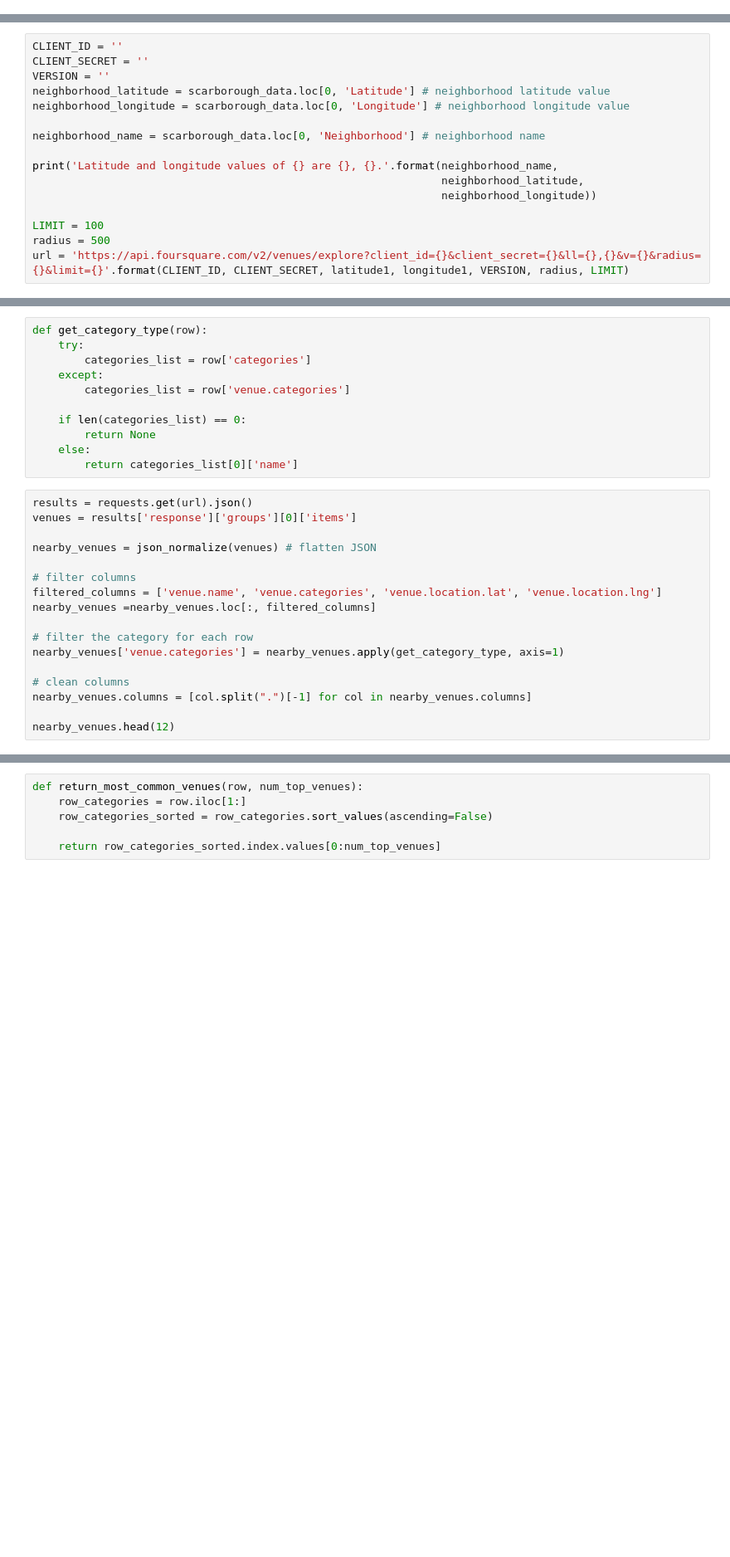
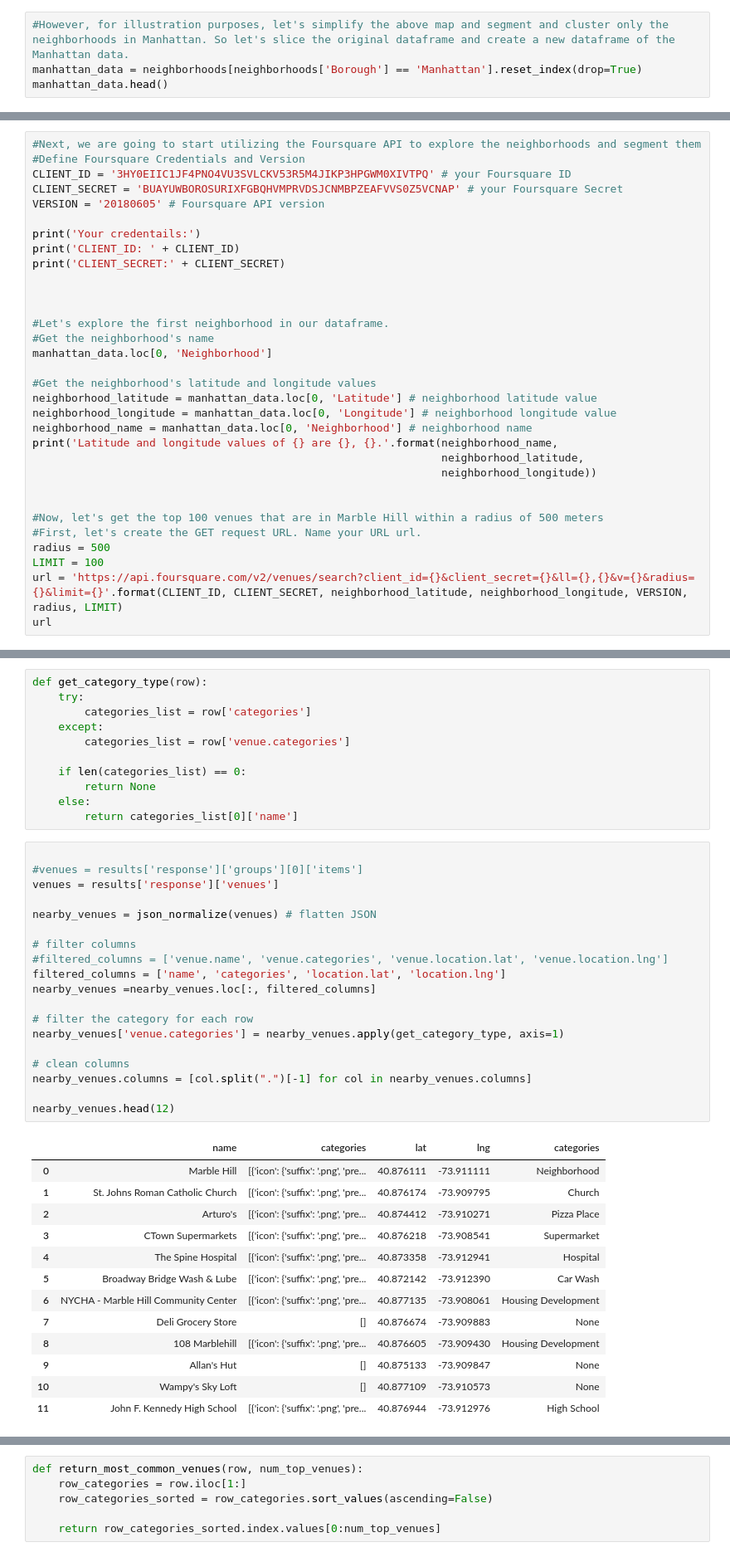
Before and after one commit to sunruns/Coursera_Capstone, a Jupyter notebook: SegmentingClusteringNeighborhoodsinToront.ipynb, the cells around one changed output, grey strips where cells are left out. Shown: that part at 83% size. Saved outputs shown, nothing was run; the diff lists cells and outputs as text; blank space fills up the shorter version.

```diff
--- a/SegmentingClusteringNeighborhoodsinToront.ipynb
+++ b/SegmentingClusteringNeighborhoodsinToront.ipynb
@@ -161,0 +367,4 @@ map_scarb
+# %%
+#However, for illustration purposes, let's simplify the above map and segment and cluster only the neighborhoods in Manhattan. So let's slice the original dataframe and create a new dataframe of the Manhattan data.
+manhattan_data = neighborhoods[neighborhoods['Borough'] == 'Manhattan'].reset_index(drop=True)
+manhattan_data.head()
@@ -162,16 +409,32 @@ map_scarb
 # %%
-CLIENT_ID = ''
-CLIENT_SECRET = ''
-VERSION = ''
-neighborhood_latitude = scarborough_data.loc[0, 'Latitude'] # neighborhood latitude value
-neighborhood_longitude = scarborough_data.loc[0, 'Longitude'] # neighborhood longitude value
+#Next, we are going to start utilizing the Foursquare API to explore the neighborhoods and segment them
+#Define Foursquare Credentials and Version
+CLIENT_ID = '3HY0EIIC1JF4PNO4VU3SVLCKV53R5M4JIKP3HPGWM0XIVTPQ' # your Foursquare ID
+CLIENT_SECRET = 'BUAYUWBOROSURIXFGBQHVMPRVDSJCNMBPZEAFVVS0Z5VCNAP' # your Foursquare Secret
+VERSION = '20180605' # Foursquare API version
 
-neighborhood_name = scarborough_data.loc[0, 'Neighborhood'] # neighborhood name
+print('Your credentails:')
+print('CLIENT_ID: ' + CLIENT_ID)
+print('CLIENT_SECRET:' + CLIENT_SECRET)
 
+
+
+#Let's explore the first neighborhood in our dataframe.
+#Get the neighborhood's name
+manhattan_data.loc[0, 'Neighborhood']
+
+#Get the neighborhood's latitude and longitude values
+neighborhood_latitude = manhattan_data.loc[0, 'Latitude'] # neighborhood latitude value
+neighborhood_longitude = manhattan_data.loc[0, 'Longitude'] # neighborhood longitude value
+neighborhood_name = manhattan_data.loc[0, 'Neighborhood'] # neighborhood name
 print('Latitude and longitude values of {} are {}, {}.'.format(neighborhood_name,
                                                                neighborhood_latitude,
                                                                neighborhood_longitude))
 
+
+#Now, let's get the top 100 venues that are in Marble Hill within a radius of 500 meters
+#First, let's create the GET request URL. Name your URL url.
+radius = 500
 LIMIT = 100
-radius = 500
-url = 'https://api.foursquare.com/v2/venues/explore?client_id={}&client_secret={}&ll={},{}&v={}&radius={}&limit={}'.format(CLIENT_ID, CLIENT_SECRET, latitude1, longitude1, VERSION, radius, LIMIT)
+url = 'https://api.foursquare.com/v2/venues/search?client_id={}&client_secret={}&ll={},{}&v={}&radius={}&limit={}'.format(CLIENT_ID, CLIENT_SECRET, neighborhood_latitude, neighborhood_longitude, VERSION, radius, LIMIT)
+url
@@ -187,22 +477,38 @@ def get_category_type(row):
     else:
         return categories_list[0]['name']
 # %%
-results = requests.get(url).json()
-venues = results['response']['groups'][0]['items']
+
+#venues = results['response']['groups'][0]['items']
+venues = results['response']['venues']
 
 nearby_venues = json_normalize(venues) # flatten JSON
 
 # filter columns
-filtered_columns = ['venue.name', 'venue.categories', 'venue.location.lat', 'venue.location.lng']
+#filtered_columns = ['venue.name', 'venue.categories', 'venue.location.lat', 'venue.location.lng']
+filtered_columns = ['name', 'categories', 'location.lat', 'location.lng']
 nearby_venues =nearby_venues.loc[:, filtered_columns]
 
 # filter the category for each row
 nearby_venues['venue.categories'] = nearby_venues.apply(get_category_type, axis=1)
 
 # clean columns
 nearby_venues.columns = [col.split(".")[-1] for col in nearby_venues.columns]
 
 nearby_venues.head(12)
+# %% [output]
+|  | name | categories | lat | lng | categories |
+| 0 | Marble Hill | [{'icon': {'suffix': '.png', 'pre... | 40.876111 | -73.911111 | Neighborhood |
+| 1 | St. Johns Roman Catholic Church | [{'icon': {'suffix': '.png', 'pre... | 40.876174 | -73.909795 | Church |
+| 2 | Arturo's | [{'icon': {'suffix': '.png', 'pre... | 40.874412 | -73.910271 | Pizza Place |
+| 3 | CTown Supermarkets | [{'icon': {'suffix': '.png', 'pre... | 40.876218 | -73.908541 | Supermarket |
+| 4 | The Spine Hospital | [{'icon': {'suffix': '.png', 'pre... | 40.873358 | -73.912941 | Hospital |
+| 5 | Broadway Bridge Wash & Lube | [{'icon': {'suffix': '.png', 'pre... | 40.872142 | -73.912390 | Car Wash |
+| 6 | NYCHA - Marble Hill Community Center | [{'icon': {'suffix': '.png', 'pre... | 40.877135 | -73.908061 | Housing Development |
+| 7 | Deli Grocery Store | [] | 40.876674 | -73.909883 | None |
+| 8 | 108 Marblehill | [{'icon': {'suffix': '.png', 'pre... | 40.876605 | -73.909430 | Housing Development |
+| 9 | Allan's Hut | [] | 40.875133 | -73.909847 | None |
+| 10 | Wampy's Sky Loft | [] | 40.877109 | -73.910573 | None |
+| 11 | John F. Kennedy High School | [{'icon': {'suffix': '.png', 'pre... | 40.876944 | -73.912976 | High School |
 # %%
 def getNearbyVenues(names, latitudes, longitudes, radius=500):
 
```
Also changed, not shown: parts of 24 cells of this notebook.
